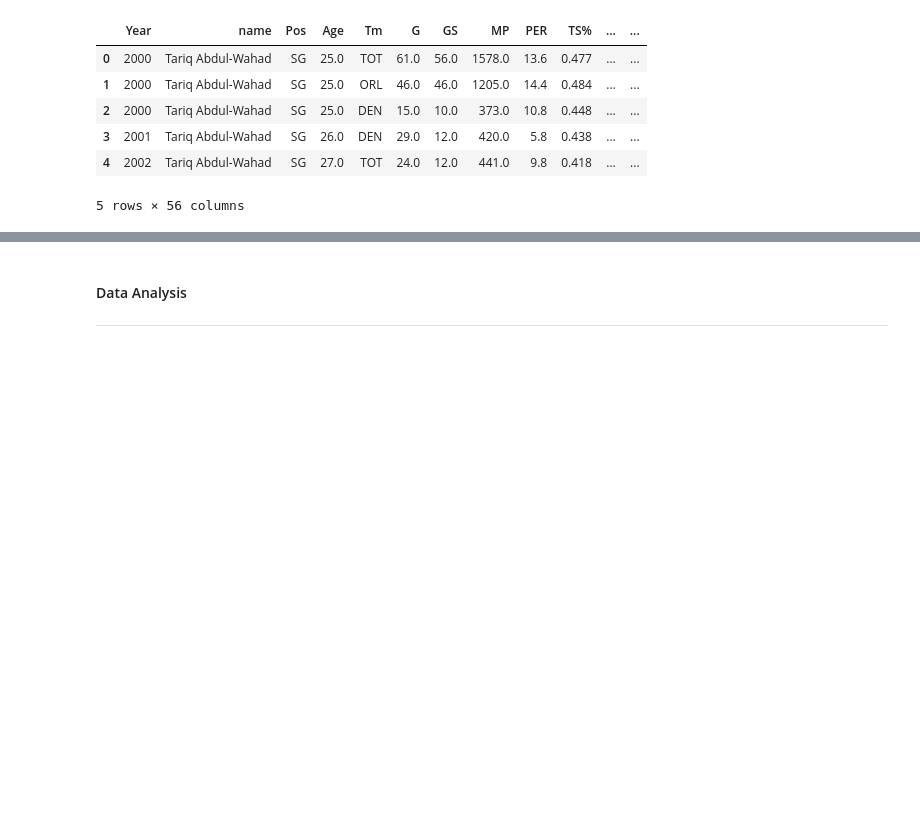
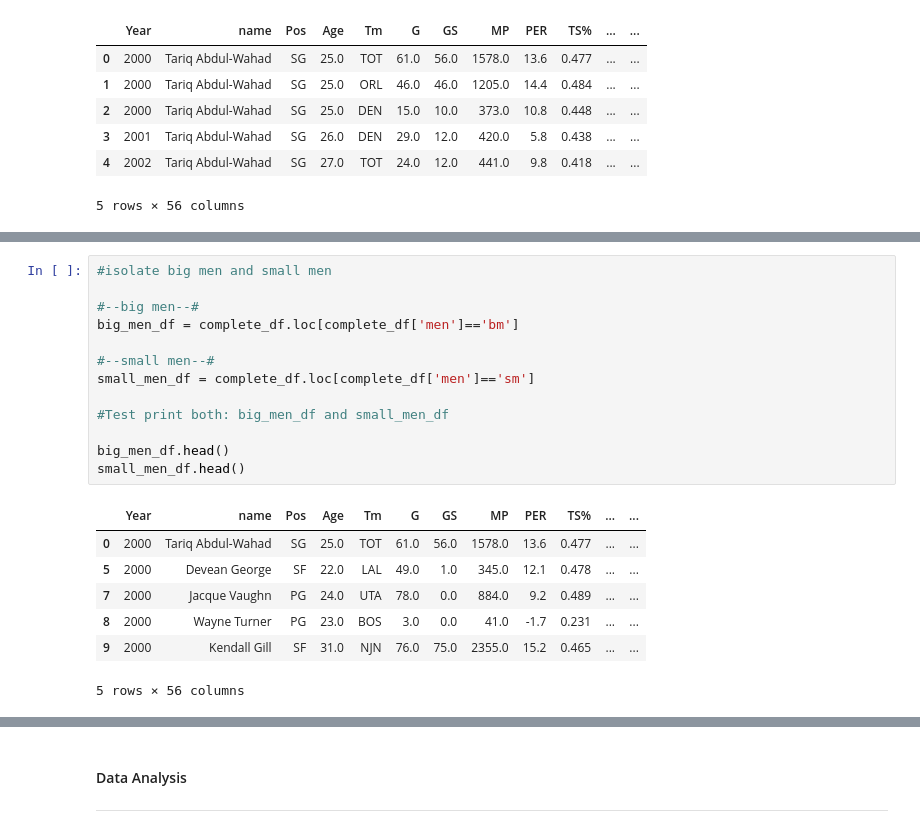
Before and after one commit to logan7734/Project1_repo, a Jupyter notebook: Project Code(Ovais).ipynb, the cells around one changed output, grey strips where cells are left out. Cells and saved outputs as stored; diff of their text form; blank space fills up the shorter version.

```diff
--- a/Project Code(Ovais).ipynb
+++ b/Project Code(Ovais).ipynb
@@ -113,0 +106,21 @@ complete_df.head()
+# %%
+#isolate big men and small men
+
+#--big men--#
+big_men_df = complete_df.loc[complete_df['men']=='bm']
+
+#--small men--#
+small_men_df = complete_df.loc[complete_df['men']=='sm']
+
+#Test print both: big_men_df and small_men_df
+
+big_men_df.head()
+small_men_df.head()
+# %% [output]
+|  | Year | name | Pos | Age | Tm | G | GS | MP | PER | TS% | ... | ... |
+| 0 | 2000 | Tariq Abdul-Wahad | SG | 25.0 | TOT | 61.0 | 56.0 | 1578.0 | 13.6 | 0.477 | ... | ... |
+| 5 | 2000 | Devean George | SF | 22.0 | LAL | 49.0 | 1.0 | 345.0 | 12.1 | 0.478 | ... | ... |
+| 7 | 2000 | Jacque Vaughn | PG | 24.0 | UTA | 78.0 | 0.0 | 884.0 | 9.2 | 0.489 | ... | ... |
+| 8 | 2000 | Wayne Turner | PG | 23.0 | BOS | 3.0 | 0.0 | 41.0 | -1.7 | 0.231 | ... | ... |
+| 9 | 2000 | Kendall Gill | SF | 31.0 | NJN | 76.0 | 75.0 | 2355.0 | 15.2 | 0.465 | ... | ... |
+5 rows × 56 columns
```
Also changed, not shown: parts of 15 cells of this notebook.
